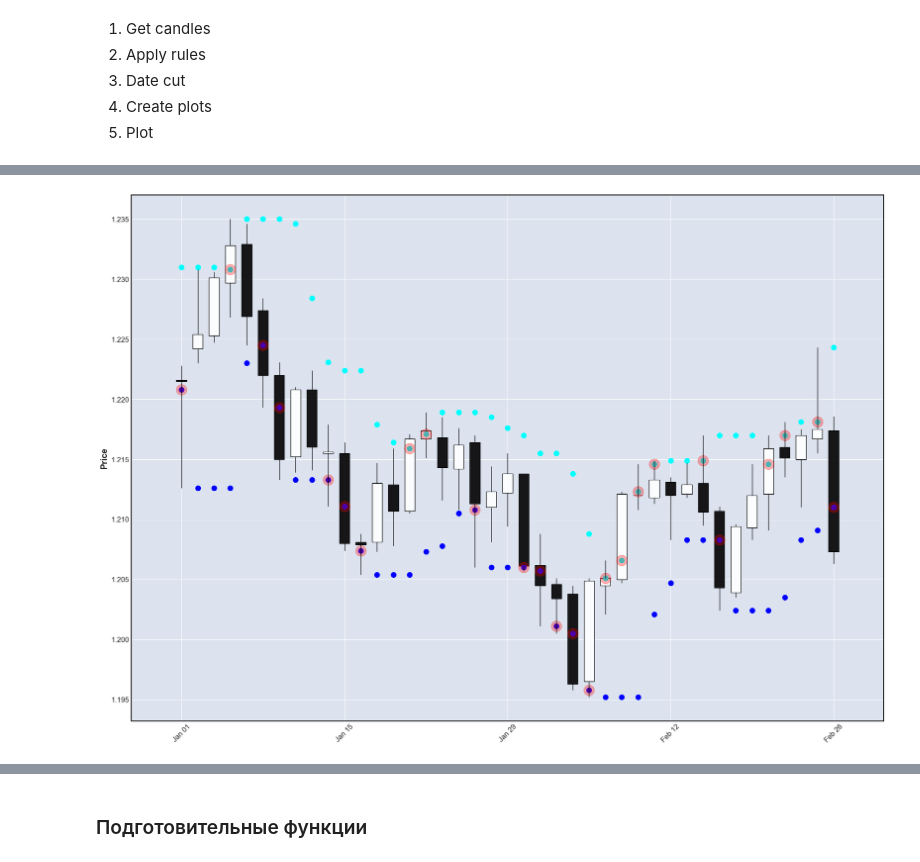
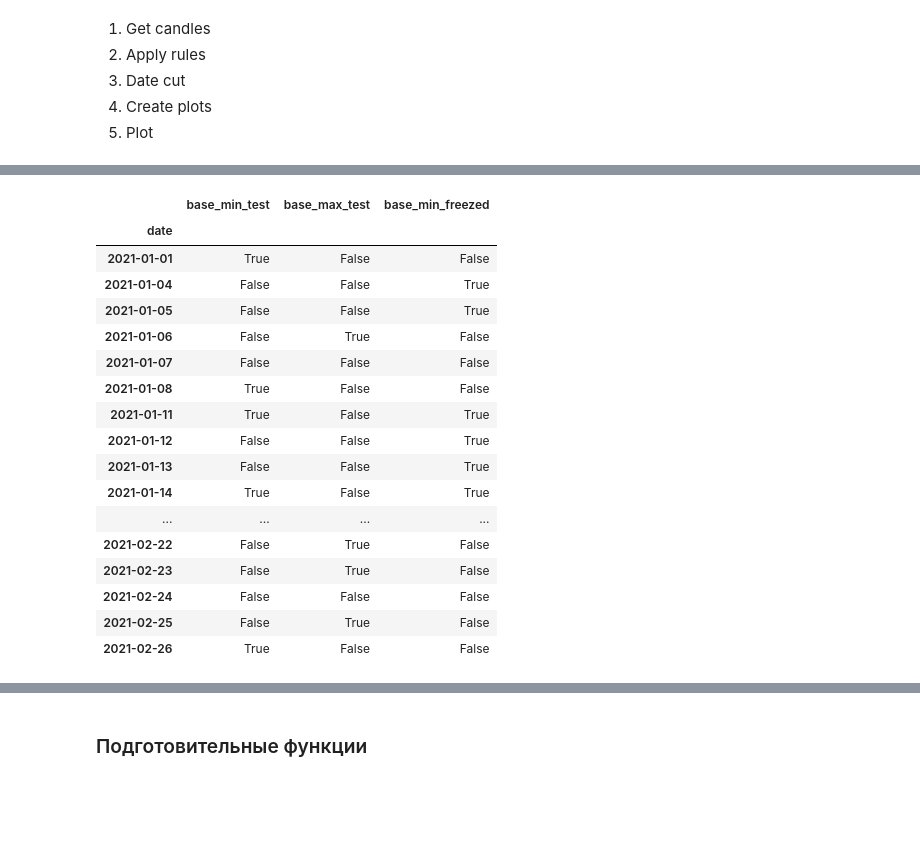
Before and after one commit to snakerzr/time_and_sales_prediction_exploration, a Jupyter notebook: Structural_analysis.ipynb, the cells around one changed output, grey strips where cells are left out. Saved outputs shown, nothing was run; the diff lists cells and outputs as text; code cells hidden in the pictures; blank space fills up the shorter version.

```diff
--- a/Structural_analysis.ipynb
+++ b/Structural_analysis.ipynb
@@ -154,34 +213,23 @@ df_test
-# %%
-def base_structure_actual(df):
-    df = df.copy()
-    base_min_test = df['low'] < df['3_min']
-    df['base_min_test'] = base_min_test
-    df['base_structure_min_actual'] = np.where(base_min_test,df['3_min'],np.nan)
-
-    base_max_test = df['high'] > df['3_max']
-    df['base_max_test'] = base_max_test
-    df['base_structure_max_actual'] = np.where(base_max_test,df['3_max'],np.nan)
-
-
-    freezed = None
-    for index,row in df.iterrows():
-        if freezed == True:
-            if row['base_max_test'] == False:
-                df.loc[index,'test'] = False
-            else:
-                freezed = False
-                df.loc[index,'test'] = True
-        else:
-            if row['base_min_test'] == True:
-                freezed = True
-                df.loc[index,'test'] = True
-            else:
-                df.loc[index,'test'] = True
-
-
-    return df
-
-
-df = test(cols_mixed)
-# %% [output]
-[figure, old version]
+# %%
+df_test = df[['base_min_test','base_max_test','base_min_freezed']]
+# df_test = df_test.iloc[:10]
+df_test
+# %% [output]
+|  | base_min_test | base_max_test | base_min_freezed |
+| date |  |  |  |
+| 2021-01-01 | True | False | False |
+| 2021-01-04 | False | False | True |
+| 2021-01-05 | False | False | True |
+| 2021-01-06 | False | True | False |
+| 2021-01-07 | False | False | False |
+| 2021-01-08 | True | False | False |
+| 2021-01-11 | True | False | True |
+| 2021-01-12 | False | False | True |
+| 2021-01-13 | False | False | True |
+| 2021-01-14 | True | False | True |
+| ... | ... | ... | ... |
+| 2021-02-22 | False | True | False |
+| 2021-02-23 | False | True | False |
+| 2021-02-24 | False | False | False |
+| 2021-02-25 | False | True | False |
+| 2021-02-26 | True | False | False |
```
Also changed, not shown: parts of 5 cells of this notebook.
